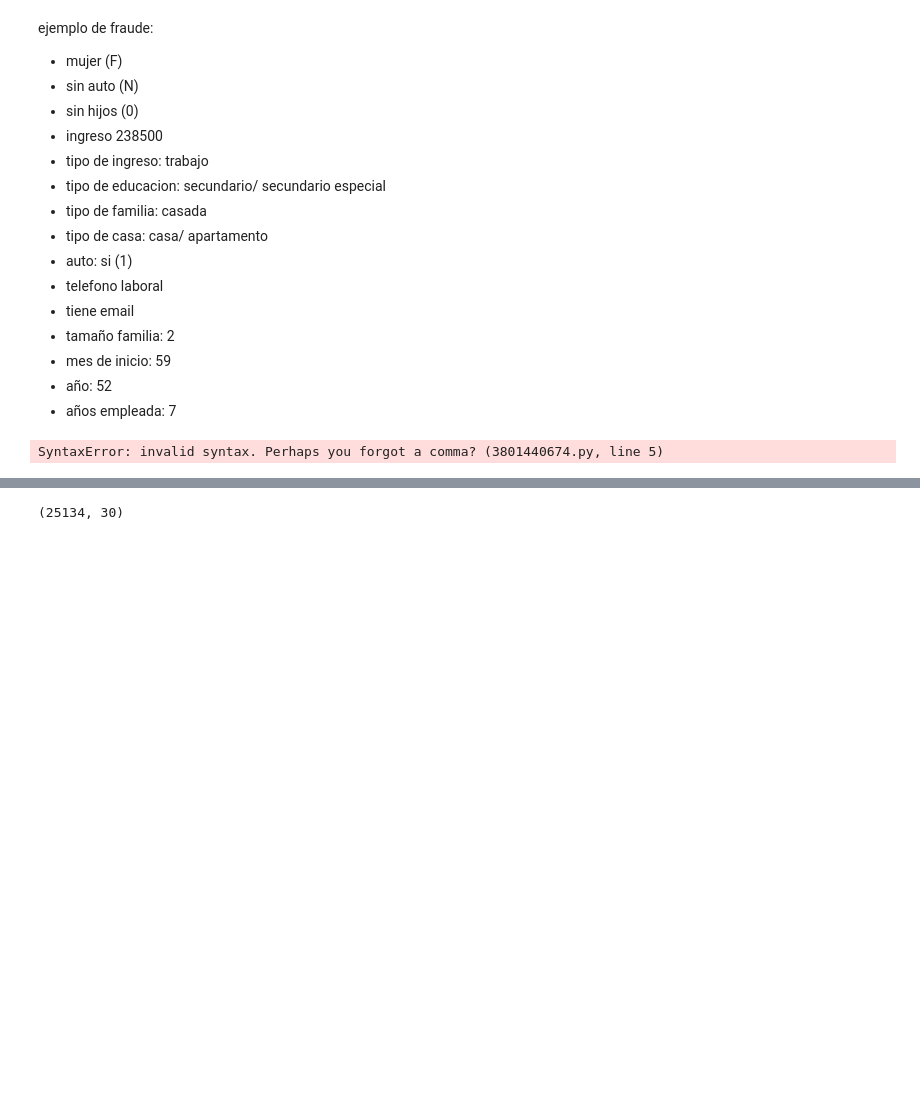
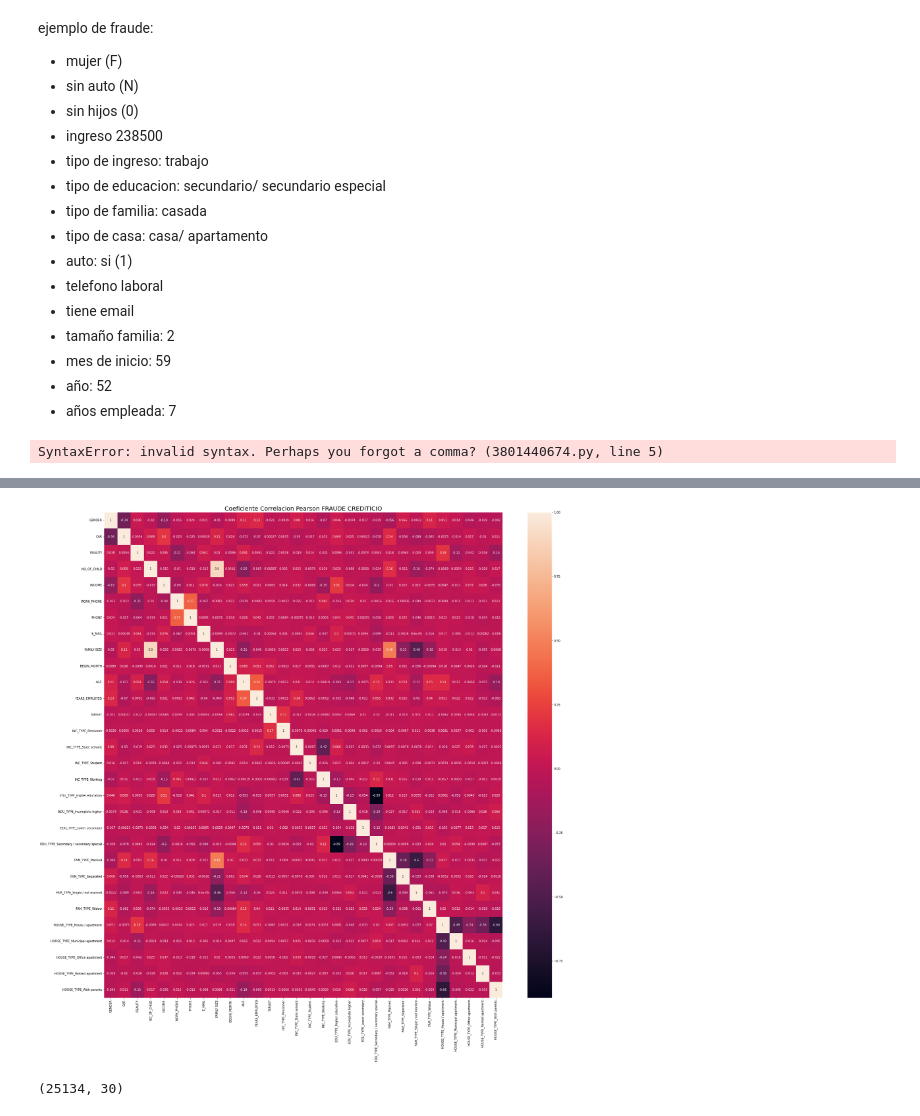
Before and after one commit to jnatmed/smote_tpfinal, a Jupyter notebook: credit_dataset.ipynb, the cells around one changed output, grey strips where cells are left out. Cells and saved outputs as stored; diff of their text form; code cells hidden in the pictures; blank space fills up the shorter version.

```diff
--- a/credit_dataset.ipynb
+++ b/credit_dataset.ipynb
@@ -135,3 +153,15 @@ data = merged
+# %%
+import seaborn as sns
+
+# corr_df = data.corr()
+corr_df = data.corr(method='pearson')
+
+plt.figure(figsize=(30, 30))
+sns.heatmap(corr_df, annot=True)
+plt.title('Coeficiente Correlacion Pearson FRAUDE CREDITICIO', fontsize=20)
+plt.show()
+# %% [output]
+[figure, added]
 # %%
 data.shape
 # %% [output]
```
Also changed, not shown: parts of 1 cell of this notebook, 4 other files.
